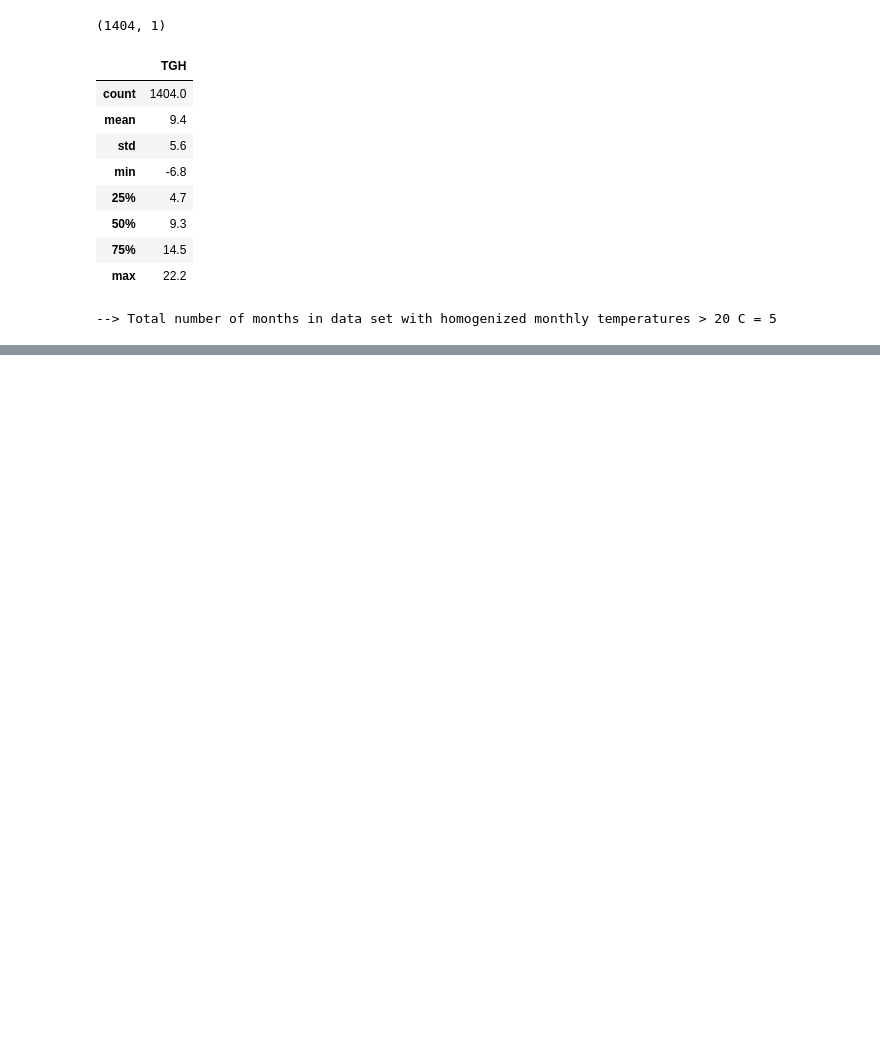
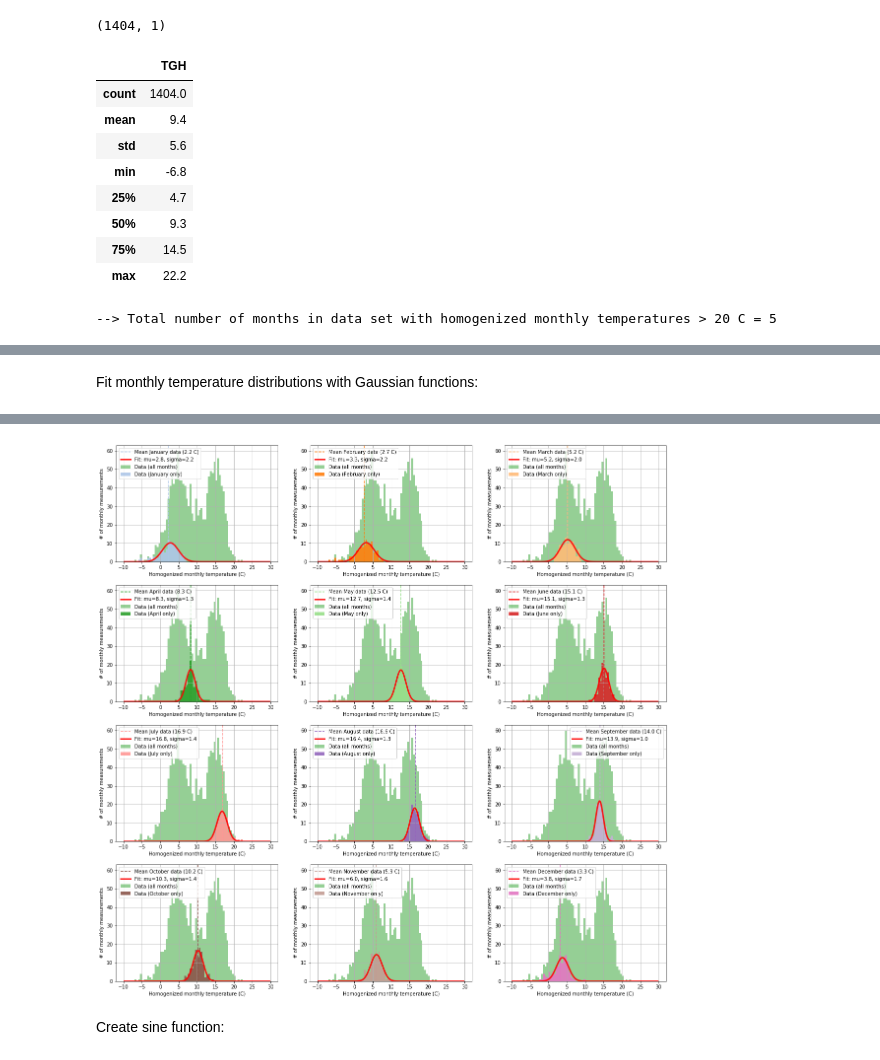
Before and after one commit to gmalim/meteorological_analysis, a Jupyter notebook: temperature_analysis.ipynb, the cells around one changed output, grey strips where cells are left out. Drawn from its saved outputs; the diff is of its cells as text; code cells hidden in the pictures; blank space fills up the shorter version.

```diff
--- a/temperature_analysis.ipynb
+++ b/temperature_analysis.ipynb
@@ -25,7 +25,8 @@ tools = "pan,wheel_zoom,box_zoom,reset,save".split(',')
 
 pd.set_option('display.max_columns', 40)
 
-mycolors = [d3['Category10'][10][i] for i in range(10)]
+mycolors  = [d3['Category10'][10][i] for i in range(10)]
+mycolors2 = [d3['Category20'][20][i] for i in range(20)]
 
 %load_ext watermark
 %watermark -a "Author: gmalim"
@@ -117,0 +131,12 @@ show(mylayout, notebook_handle=True);
+# %%
+df = df.reset_index()
+
+df['month'] = df['DATE'].dt.strftime('%m')
+df['month'] = df['month'].astype('int64')
+
+months = {1:"January", 2:"February", 3:"March", 4:"April", 5:"May", 6:"June",
+          7:"July", 8:"August", 9:"September", 10:"October", 11:"November", 12:"December"}
+
+#for key in months.keys():
+#    df_tmp = df[(df['month'] == key)]
+#    print(df_tmp.TGH.describe().round(1))
@@ -120,6 +147,6 @@ def mygaussian(x, ampl, mu, sigma):
     #return ampl/(sigma*np.sqrt(2*np.pi))*np.exp(-(x-mu)**2/(2*sigma**2))
     return ampl*np.exp(-(x-mu)**2/(2*sigma**2))
 
-pg_min = (  0,  -10,  0.1)
-pg_max = (100,   30, 20.0)
+pg_min = ( 1, -10,  0.5)
+pg_max = (50,  30, 10.0)
 pg_bounds = (pg_min, pg_max)
@@ -219,0 +153,57 @@ y_data_jul = df_jul.TGH
+# %% [markdown]
+Fit monthly temperature distributions with Gaussian functions:
+# %%
+plt.figure(figsize=(20, 20))
+
+mu_data    = []
+mu_fit     = []
+sigma_data = []
+sigma_fit  = []
+
+for monthindex, month in months.items():
+
+    plt.subplot(4, 3, monthindex)
+
+    plt.hist(x=df.TGH, range=(-10,30), bins=80, alpha=0.5, color=mycolors[2], label='Data (all months)')
+
+    df_tmp = df[(df['month'] == monthindex)]
+
+    mu_data   .append(df_tmp.TGH.mean())
+    sigma_data.append(df_tmp.TGH.std())
+
+    bincontents_tmp, binedges_tmp, _ = plt.hist(x=df_tmp.TGH, range=(-10,30), bins=80,
+                                                color=mycolors2[monthindex], alpha=0.9,
+                                                label='Data ({} only)'.format(month))
+
+    bincentralvalues_tmp = [(binedges_tmp[i]+binedges_tmp[i+1])/2 for i in range(len(binedges_tmp)-1)]
+
+    mean_tmp = df_tmp.TGH.mean()
+
+    plt.axvline(x=mean_tmp, linestyle='--', color=mycolors2[monthindex],
+                label='Mean {} data ({:.1f} C)'.format(month, mean_tmp))
+
+    x_data_tmp = bincentralvalues_tmp
+    y_data_tmp = bincontents_tmp
+
+    pg_start_tmp = [15, mean_tmp, 2]
+
+    pg_opt_tmp, pg_cov_tmp = curve_fit(mygaussian, x_data_tmp, y_data_tmp, p0=pg_start_tmp, bounds=pg_bounds)
+
+    mu_fit   .append(pg_opt_tmp[1])
+    sigma_fit.append(pg_opt_tmp[2])
+
+    label_g_tmp = "Fitted Gaussian ({}): {:.1f}*exp(-(x-{:.1f})^2/(2*{:.1f}^2))".format(month, *pg_opt_tmp)
+
+    print(label_g_tmp)
+
+    x_fit_tmp = np.linspace(min(x_data_tmp), max(x_data_tmp), num=len(x_data_tmp)*10)
+    y_fit_tmp = mygaussian(x_fit_tmp, *pg_opt_tmp)
+
+    plt.plot(x_fit_tmp, y_fit_tmp, lw=3, color='red', alpha=0.9,
+             label="Fit: mu={:.1f}, sigma={:.1f}".format(pg_opt_tmp[1], pg_opt_tmp[2]))
+
+    plt.legend(loc='best')
+    plt.ylabel('# of monthly measurements')
+    plt.xlabel('Homogenized monthly temperature (C)')
+    plt.grid(True)
+# %% [output]
@@ -220 +222,4 @@ y_data_jul = df_jul.TGH
+[figure, added]
+# %% [markdown]
+Create sine function:
 # %%
```
Also changed, not shown: parts of 46 cells of this notebook.
